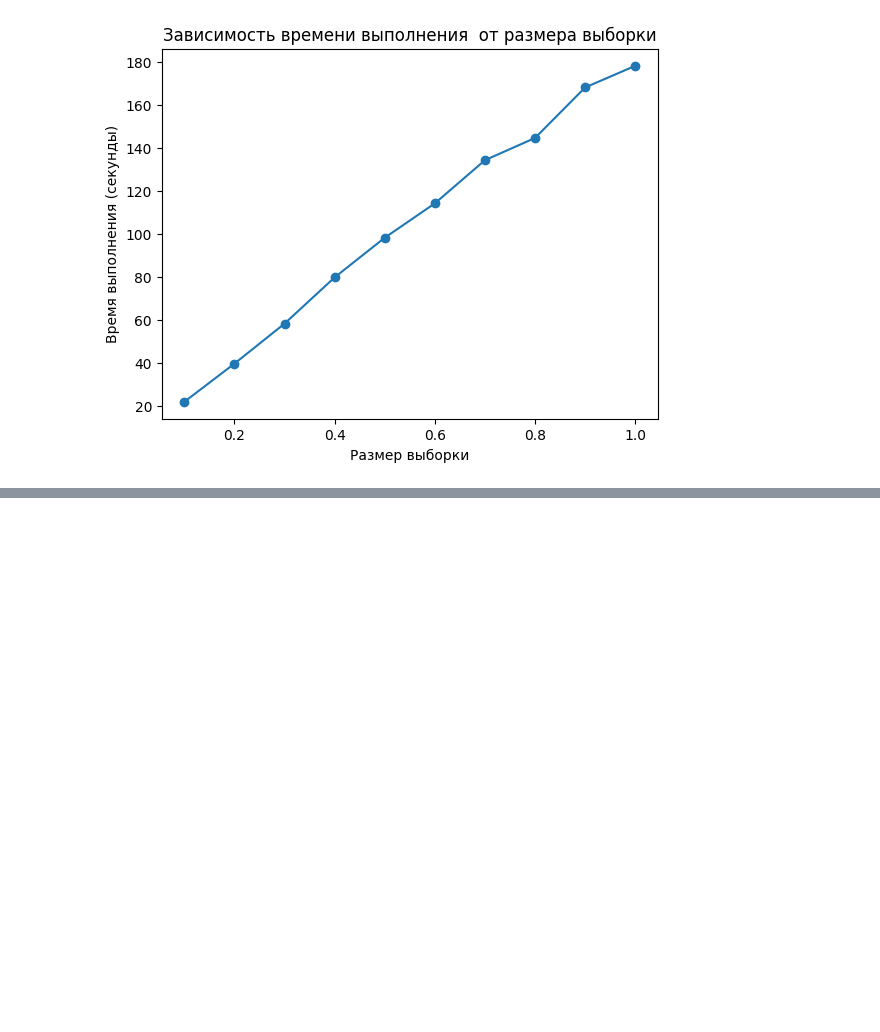
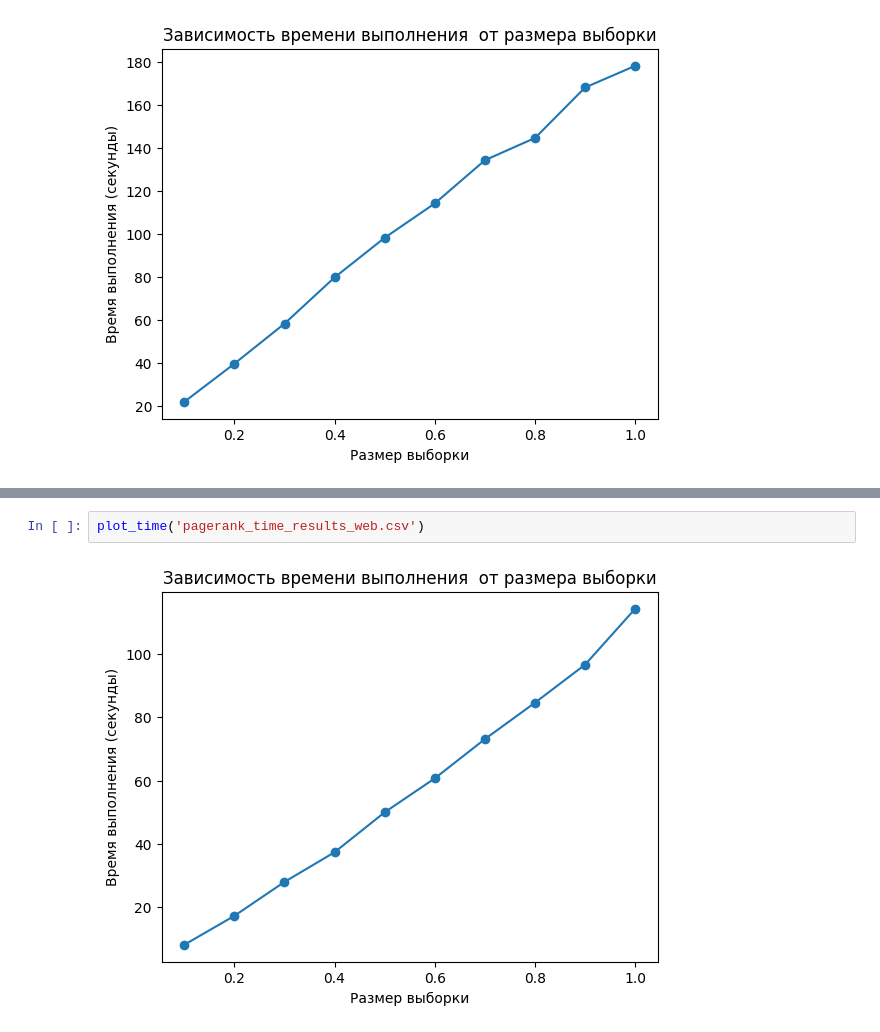
Before and after one commit to DimaOshchepkov/PageRank-Course-Project, a Jupyter notebook: Visualize.ipynb, the cells around one changed output, grey strips where cells are left out. Cells and saved outputs as stored; diff of their text form; blank space fills up the shorter version.

```diff
--- a/Visualize.ipynb
+++ b/Visualize.ipynb
@@ -282,0 +345,4 @@ plot_time('hits_time_results.csv')
+# %%
+plot_time('pagerank_time_results_web.csv')
+# %% [output]
+[figure, added]
```
Also changed, not shown: parts of 7 cells of this notebook, 6 other files.
